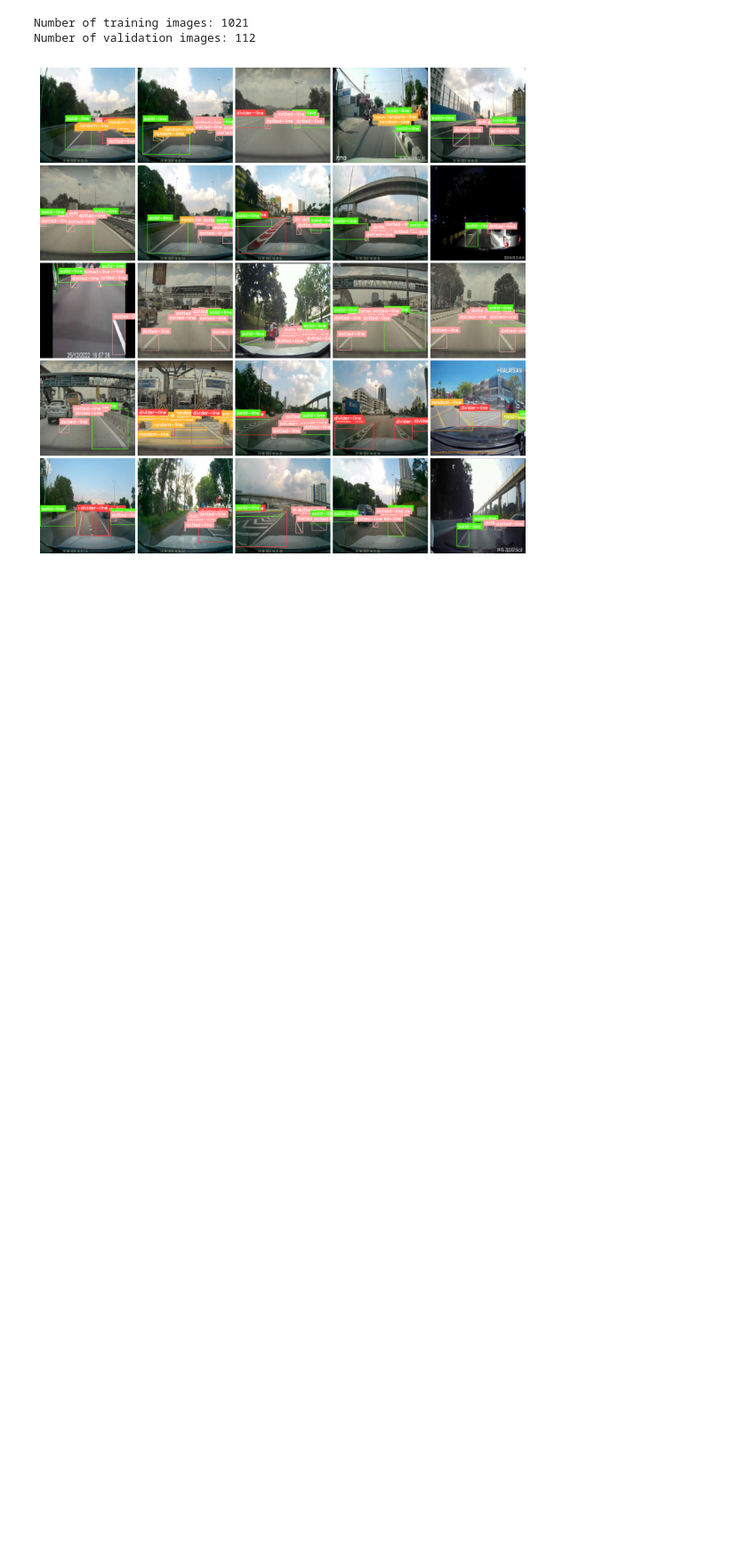
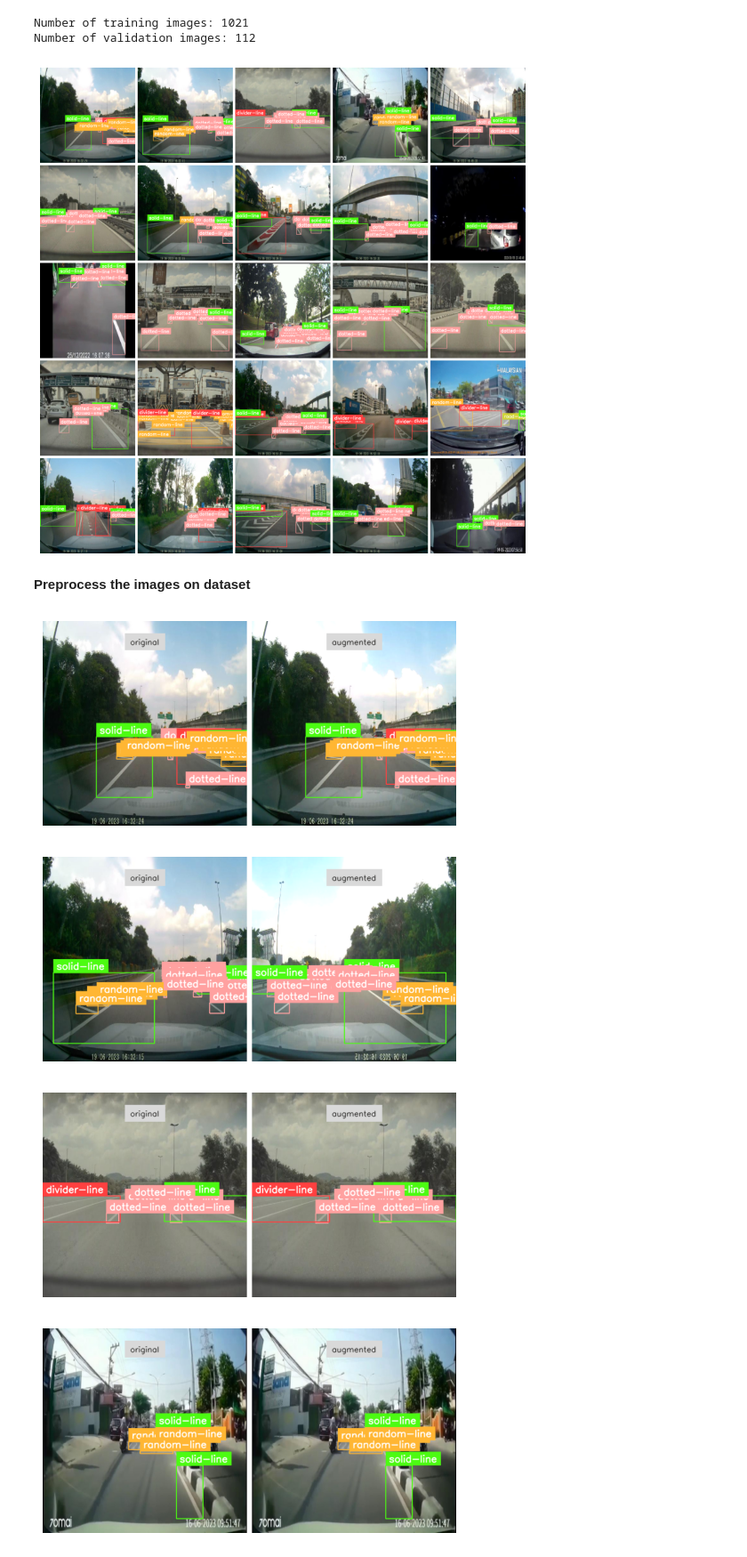
Before and after one commit to AleksandrMorozov123/Computer_vision_architectures, a Jupyter notebook: rt-detr-inference.ipynb, the cells around one changed output. Shown at 89% size. Cells and saved outputs as stored; diff of their text form; code cells hidden in the pictures; blank space fills up the shorter version.

```diff
--- a/rt-detr-inference.ipynb
+++ b/rt-detr-inference.ipynb
@@ -186,3 +186,5 @@ grid = sv.create_tiles(
 sv.plot_image(grid, size=(10, 10))
 # %% [output]
 [figure]
+# %% [markdown]
+**Preprocess the images on dataset**
@@ -188,0 +225,39 @@ sv.plot_image(grid, size=(10, 10))
+# %%
+# create grid from some augmented images
+
+IMAGE_COUNT = 5
+
+for i in range(IMAGE_COUNT):
+    _, image, annotations = ds_train[i]
+
+    output = train_augmentation_and_transform(
+        image=image,
+        bboxes=annotations.xyxy,
+        category=annotations.class_id
+    )
+
+    augmented_image = output["image"]
+    augmented_annotations = replace(
+        annotations,
+        xyxy=np.array(output["bboxes"]),
+        class_id=np.array(output["category"])
+    )
+
+    annotated_images = [
+        annotate(image, annotations, ds_train.classes),
+        annotate(augmented_image, augmented_annotations, ds_train.classes)
+    ]
+    grid = sv.create_tiles(
+        annotated_images,
+        titles=['original', 'augmented'],
+        titles_scale=0.5,
+        single_tile_size=(400, 400),
+        tile_padding_color=sv.Color.WHITE,
+        tile_margin_color=sv.Color.WHITE
+    )
+    sv.plot_image(grid, size=(6, 6))
+# %% [output]
+[figure, added]
+[figure, added]
+[figure, added]
+[figure, added]
```
Also changed, not shown: parts of 4 cells of this notebook.
